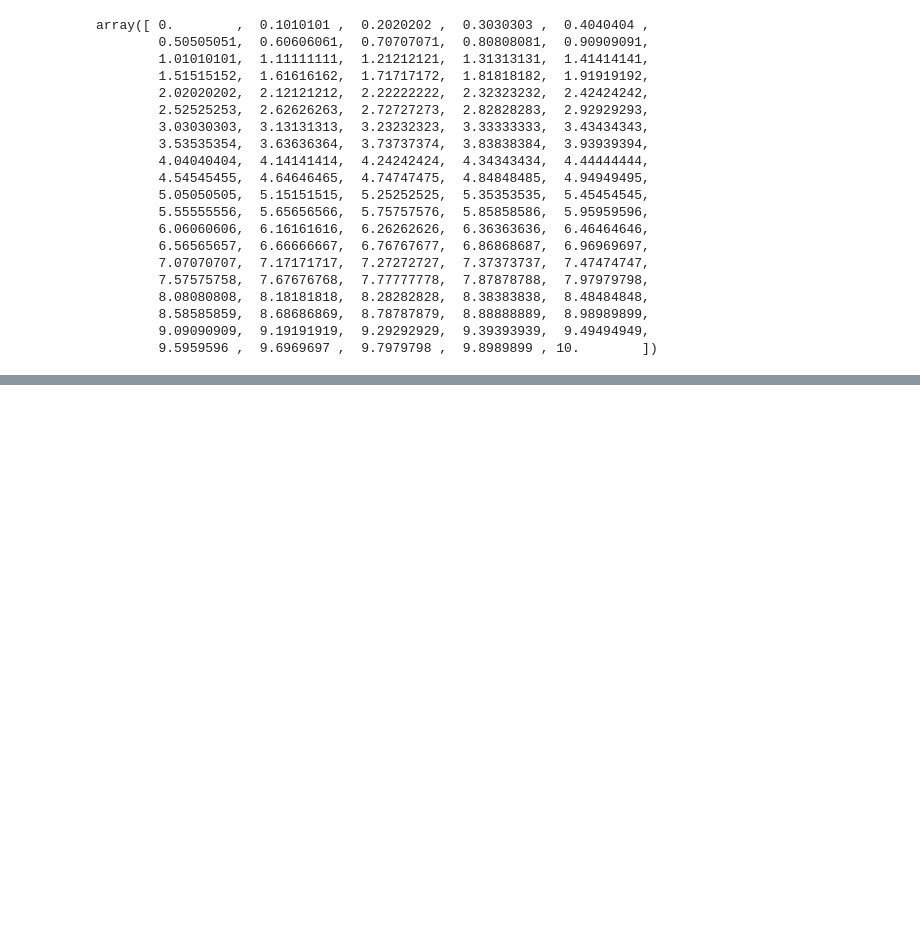
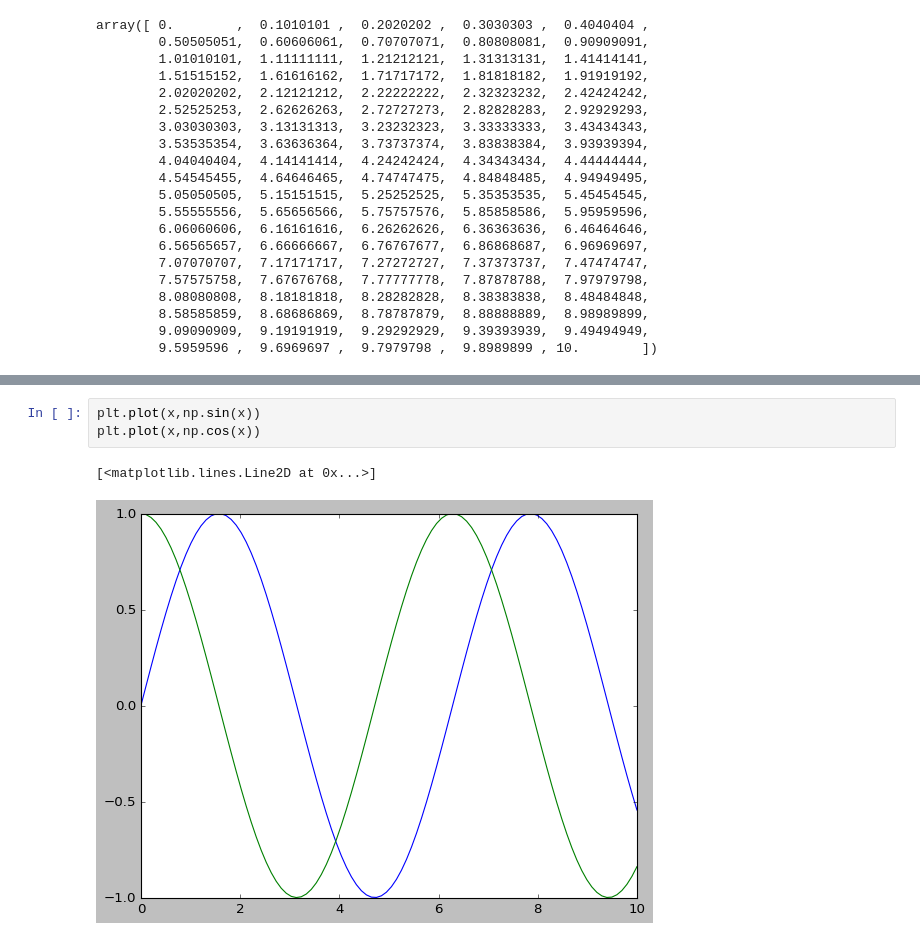
Before and after one commit to bignamu/python-AI, a Jupyter notebook: Matplotlib.ipynb, the cells around one changed output, grey strips where cells are left out. Drawn from its saved outputs; the diff is of its cells as text; blank space fills up the shorter version.

```diff
--- a/Matplotlib.ipynb
+++ b/Matplotlib.ipynb
@@ -52,0 +63,6 @@ array([ 0.        ,  0.1010101 ,  0.2020202 ,  0.3030303 ,  0.4040404 ,
+# %%
+plt.plot(x,np.sin(x))
+plt.plot(x,np.cos(x))
+# %% [output]
+[<matplotlib.lines.Line2D at 0x...>]
+[figure, added]
```
Also changed, not shown: parts of 42 cells of this notebook.
